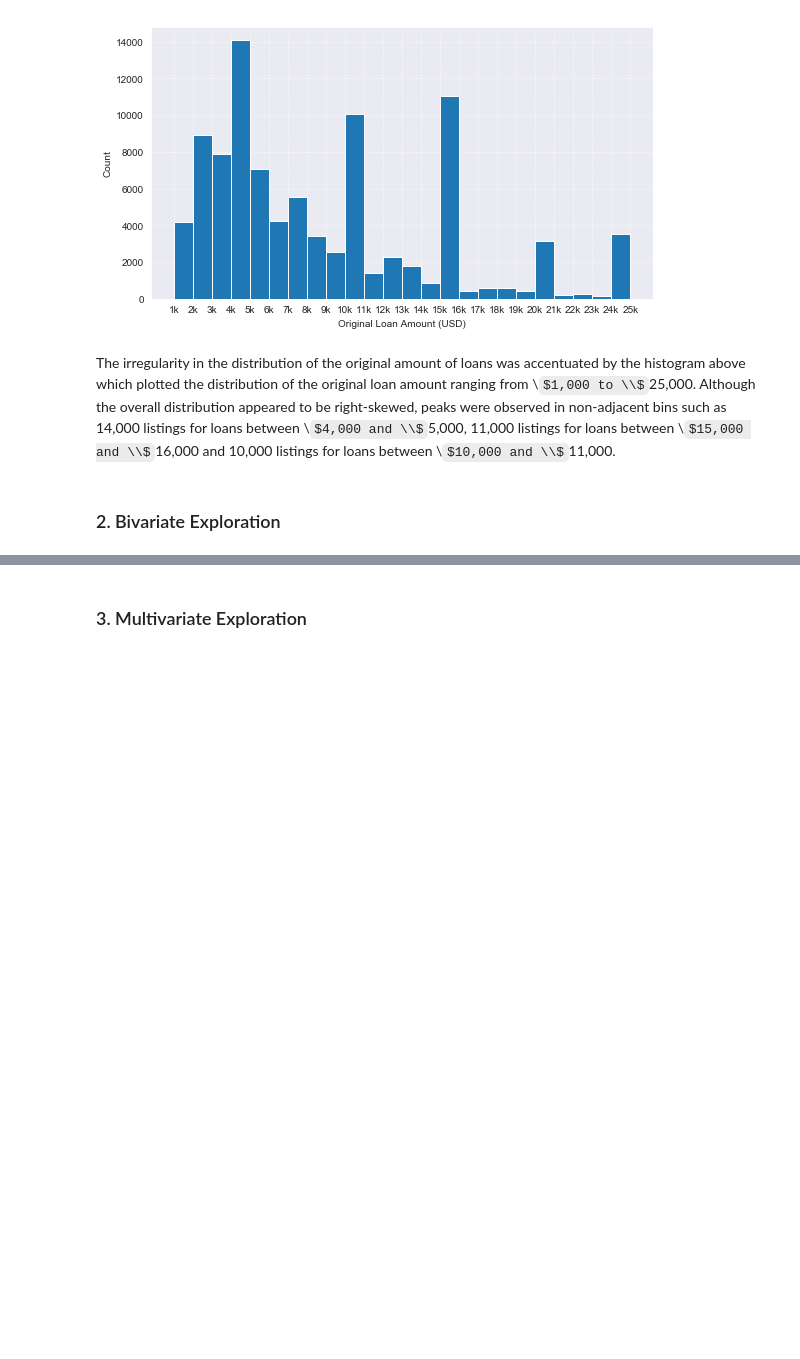
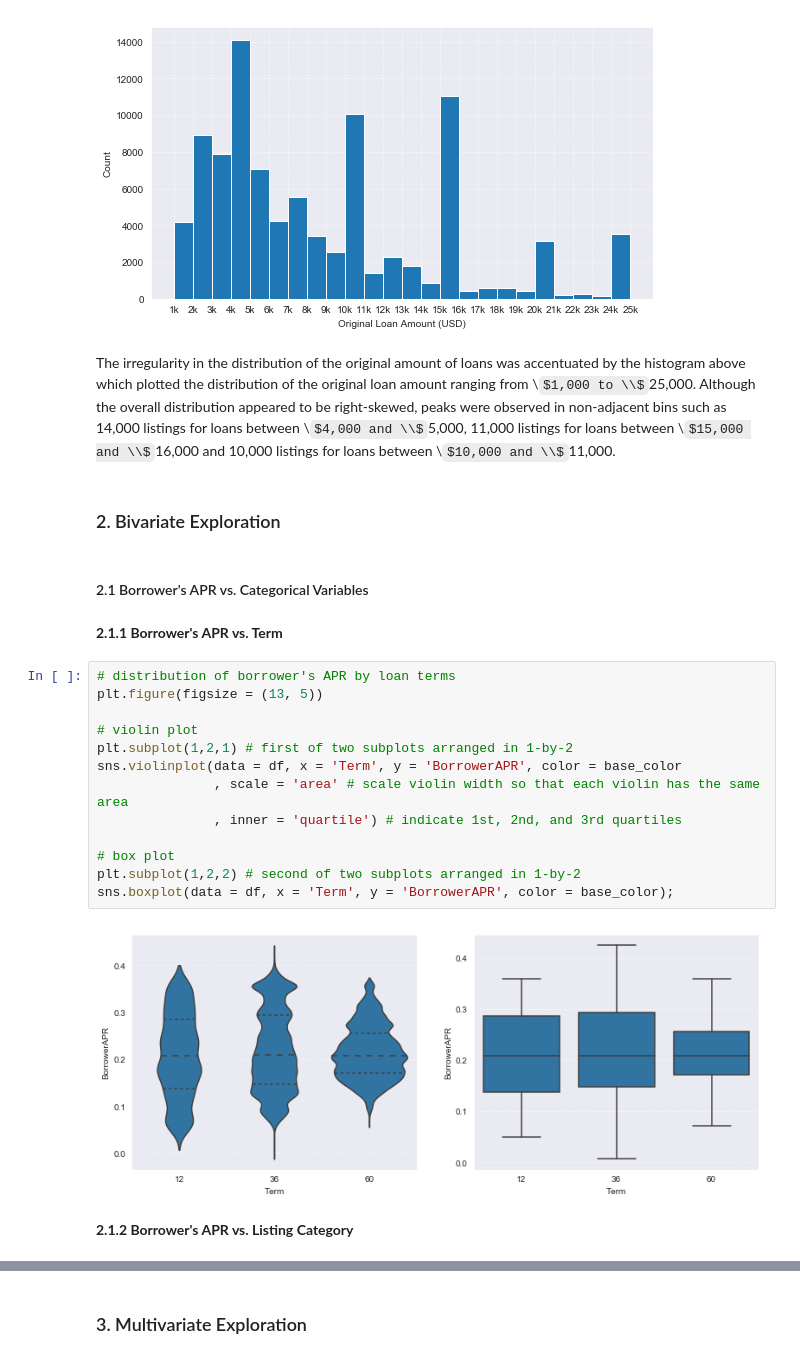
Before and after one commit to jinwanchen/p4-prosper-loan-data-visualization, a Jupyter notebook: part1_exploratory_da.ipynb, the cells around one changed output, grey strips where cells are left out. Drawn from its saved outputs; the diff is of its cells as text; some formulas as TeX source; blank space fills up the shorter version.

```diff
--- a/part1_exploratory_da.ipynb
+++ b/part1_exploratory_da.ipynb
@@ -665,3 +665,24 @@ plt.ylabel('Count');
 The irregularity in the distribution of the original amount of loans was accentuated by the histogram above which plotted the distribution of the original loan amount ranging from \\$1,000 to \\$25,000. Although the overall distribution appeared to be right-skewed, peaks were observed in non-adjacent bins such as 14,000 listings for loans between \\$4,000 and \\$5,000, 11,000 listings for loans between \\$15,000 and \\$16,000 and 10,000 listings for loans between \\$10,000 and \\$11,000.
 # %% [markdown]
 ### 2. Bivariate Exploration
+# %% [markdown]
+#### 2.1 Borrower's APR vs. Categorical Variables
+# %% [markdown]
+__2.1.1 Borrower's APR vs. Term__
+# %%
+# distribution of borrower's APR by loan terms
+plt.figure(figsize = (13, 5))
+
+# violin plot
+plt.subplot(1,2,1) # first of two subplots arranged in 1-by-2
+sns.violinplot(data = df, x = 'Term', y = 'BorrowerAPR', color = base_color
+               , scale = 'area' # scale violin width so that each violin has the same area
+               , inner = 'quartile') # indicate 1st, 2nd, and 3rd quartiles
+
+# box plot
+plt.subplot(1,2,2) # second of two subplots arranged in 1-by-2
+sns.boxplot(data = df, x = 'Term', y = 'BorrowerAPR', color = base_color);
+# %% [output]
+[figure, added]
+# %% [markdown]
+__2.1.2 Borrower's APR vs. Listing Category__
```
Also changed, not shown: parts of 19 cells of this notebook.
